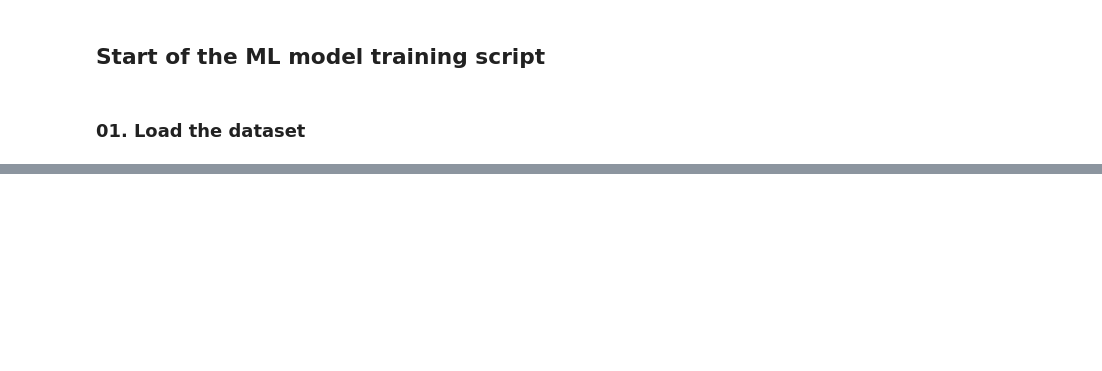
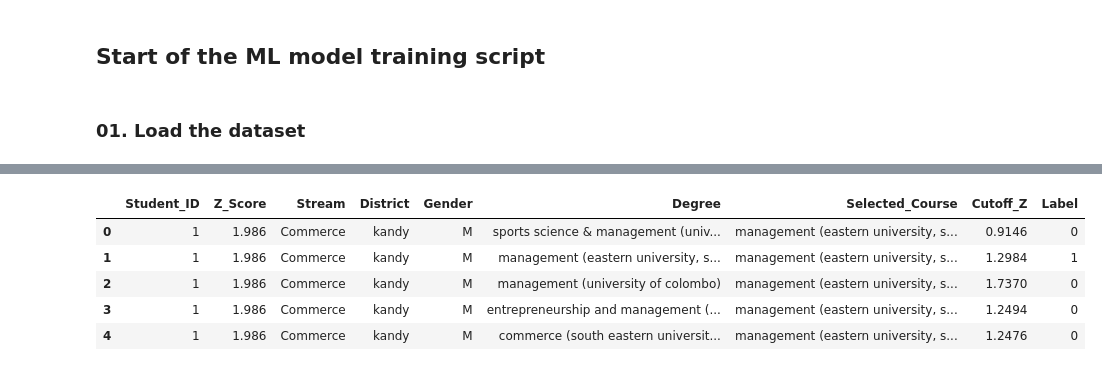
Before and after one commit to UniPredict-ML/UniPredict, a Jupyter notebook: ml/explore.ipynb, the cells around one changed output, grey strips where cells are left out. Drawn from its saved outputs; the diff is of its cells as text; code cells hidden in the pictures; blank space fills up the shorter version.

```diff
--- a/ml/explore.ipynb
+++ b/ml/explore.ipynb
@@ -191,0 +21,5 @@ Root Mean Squared Error (RMSE): 0.2528
+# %%
+# Load the z-score cutoff dataset
+cutoff_df = pd.read_csv("cutoff_2023.csv")
+
+cutoff_df.head()
@@ -191,0 +77,16 @@ Root Mean Squared Error (RMSE): 0.2528
+# %%
+import re
+
+def normalize_degree_name(name):
+    name = re.sub(r'[*#–-]', '', name)
+    name = re.sub(r'\s+', ' ', name)
+    return name.strip().lower()
+
+# Normalize degree names
+cutoff_long['Degree'] = cutoff_long['Degree'].apply(normalize_degree_name)
+cutoff_long['District'] = cutoff_long['District'].str.lower().str.strip()
+exploded_df['Degree'] = exploded_df['Degree'].apply(normalize_degree_name)
+exploded_df['Selected_Course'] = exploded_df['Selected_Course'].apply(normalize_degree_name)
+exploded_df['District'] = exploded_df['District'].str.lower().str.strip()
+
+cutoff_long.head()
@@ -191,0 +109,13 @@ Root Mean Squared Error (RMSE): 0.2528
+# %%
+merged_df = exploded_df.merge(
+    cutoff_long,
+    on=['District', 'Degree'],
+    how='left'
+)
+
+# Drop courses not offered in that district
+merged_df.dropna(subset=['Cutoff_Z'], inplace=True)
+
+# Keep only eligible rows
+eligible_df = merged_df[merged_df['Z_Score'] >= merged_df['Cutoff_Z']]
+eligible_df.head()
@@ -191,0 +129,14 @@ Root Mean Squared Error (RMSE): 0.2528
+# %%
+eligible_df = eligible_df.copy()  # Safe copy before modifying
+eligible_df['Label'] = (
+    eligible_df['Degree'] == eligible_df['Selected_Course'].apply(normalize_degree_name)
+).astype(int)
+
+eligible_df.head()
+# %% [output]
+|  | Student_ID | Z_Score | Stream | District | Gender | Degree | Selected_Course | Cutoff_Z | Label |
+| 0 | 1 | 1.986 | Commerce | kandy | M | sports science & management (univ... | management (eastern university, s... | 0.9146 | 0 |
+| 1 | 1 | 1.986 | Commerce | kandy | M | management (eastern university, s... | management (eastern university, s... | 1.2984 | 1 |
+| 2 | 1 | 1.986 | Commerce | kandy | M | management (university of colombo) | management (eastern university, s... | 1.7370 | 0 |
+| 3 | 1 | 1.986 | Commerce | kandy | M | entrepreneurship and management (... | management (eastern university, s... | 1.2494 | 0 |
+| 4 | 1 | 1.986 | Commerce | kandy | M | commerce (south eastern universit... | management (eastern university, s... | 1.2476 | 0 |
```
Also changed, not shown: parts of 32 cells of this notebook, 10 other files.
